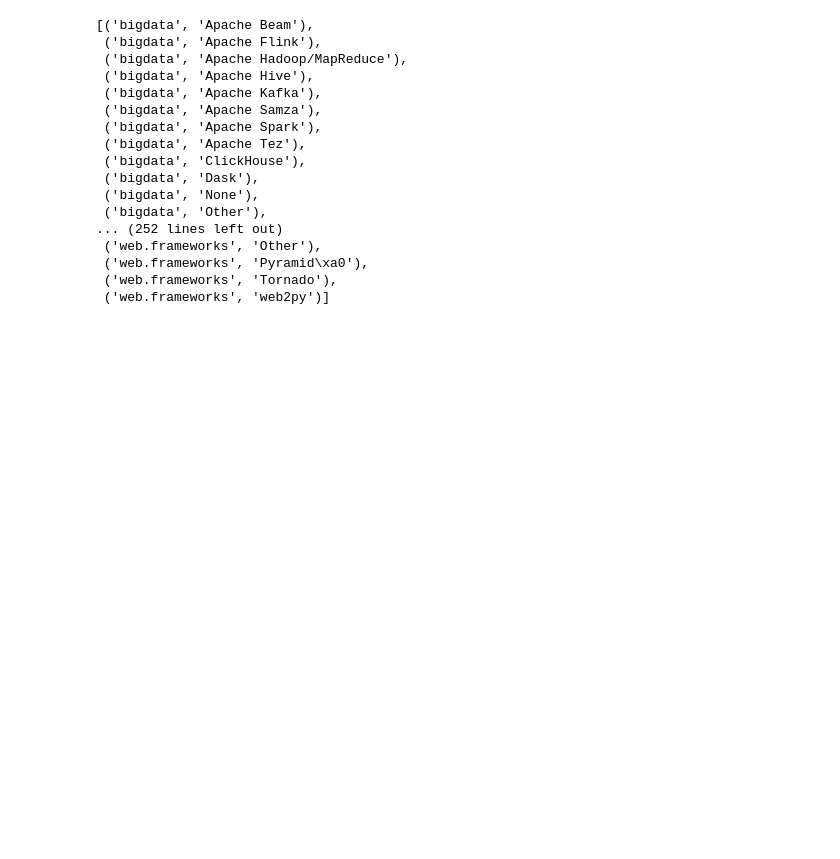
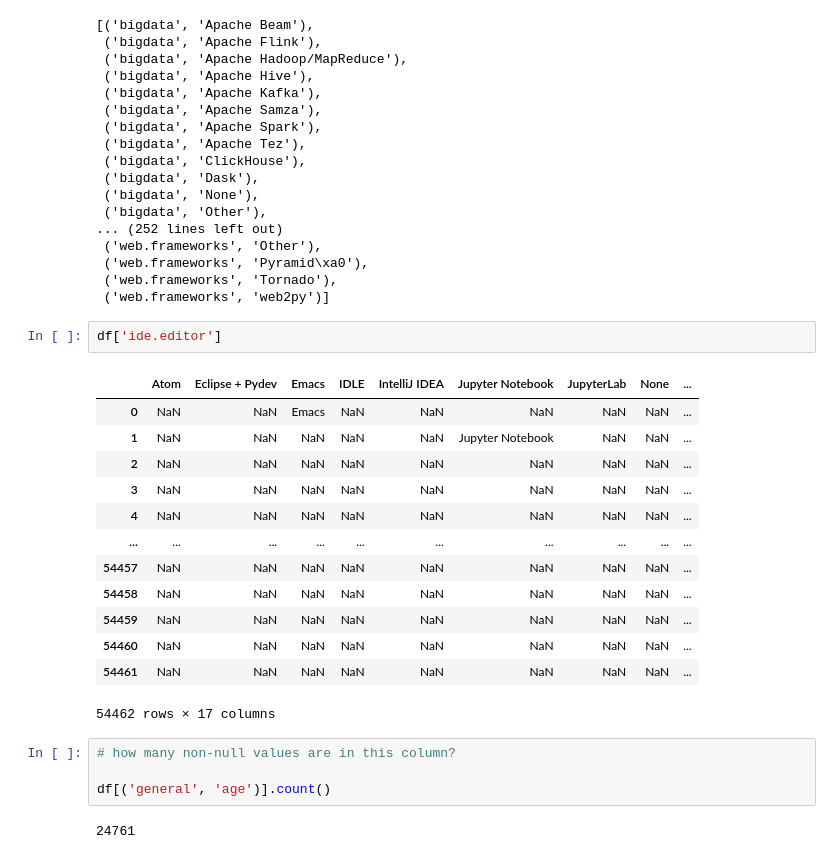
Before and after one commit to reuven/2021-11Nov-05, a Jupyter notebook: Xing - 2021-11Nov-05.ipynb, the cells around one changed output. Cells and saved outputs as stored; diff of their text form; blank space fills up the shorter version.

```diff
--- a/Xing - 2021-11Nov-05.ipynb
+++ b/Xing - 2021-11Nov-05.ipynb
@@ -179,3 +179,25 @@ list(df.columns)
  ('web.frameworks', 'Pyramid\xa0'),
  ('web.frameworks', 'Tornado'),
  ('web.frameworks', 'web2py')]
+# %%
+df['ide.editor']
+# %% [output]
+|  | Atom | Eclipse + Pydev | Emacs | IDLE | IntelliJ IDEA | Jupyter Notebook | JupyterLab | None | ... |
+| 0 | NaN | NaN | Emacs | NaN | NaN | NaN | NaN | NaN | ... |
+| 1 | NaN | NaN | NaN | NaN | NaN | Jupyter Notebook | NaN | NaN | ... |
+| 2 | NaN | NaN | NaN | NaN | NaN | NaN | NaN | NaN | ... |
+| 3 | NaN | NaN | NaN | NaN | NaN | NaN | NaN | NaN | ... |
+| 4 | NaN | NaN | NaN | NaN | NaN | NaN | NaN | NaN | ... |
+| ... | ... | ... | ... | ... | ... | ... | ... | ... | ... |
+| 54457 | NaN | NaN | NaN | NaN | NaN | NaN | NaN | NaN | ... |
+| 54458 | NaN | NaN | NaN | NaN | NaN | NaN | NaN | NaN | ... |
+| 54459 | NaN | NaN | NaN | NaN | NaN | NaN | NaN | NaN | ... |
+| 54460 | NaN | NaN | NaN | NaN | NaN | NaN | NaN | NaN | ... |
+| 54461 | NaN | NaN | NaN | NaN | NaN | NaN | NaN | NaN | ... |
+54462 rows × 17 columns
+# %%
+# how many non-null values are in this column?
+
+df[('general', 'age')].count()
+# %% [output]
+24761
```
Also changed, not shown: parts of 1 cell of this notebook.
